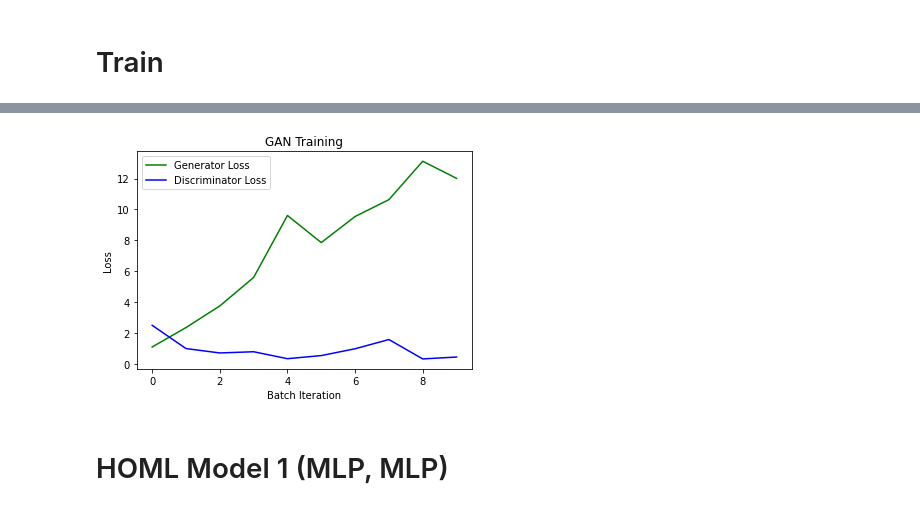
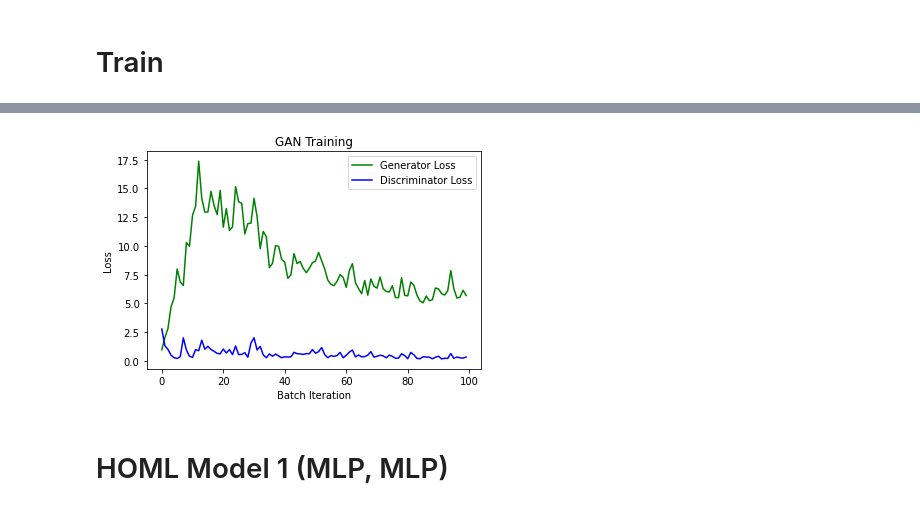
Before and after one commit to AliAkbarBadri/pokemon-gan, a Jupyter notebook: mlp.ipynb, the cells around one changed output, grey strips where cells are left out. Cells and saved outputs as stored; diff of their text form; code cells hidden in the pictures.

Commit message:
Train for 100 epochs and Add loss graph

```diff
--- a/mlp.ipynb
+++ b/mlp.ipynb
@@ -161,8 +161,6 @@ def train(epochs, batch_size, image_shape):
 
     # Variables that will be used to plot the losses from the discriminator and
     # the adversarial models
-    adversarial_loss = np.empty(shape=1)
-    discriminator_loss = np.empty(shape=1)
     batches = np.empty(shape=1)
 
     # Allow plot updates inside for loop
@@ -179,8 +177,7 @@ def train(epochs, batch_size, image_shape):
         start_time = time.time()
         for batch_number in range(number_of_batches):
             real_images = dataset_generator.next()
-            # print(real_images)
-            # break
+
             # Normalize the images between -1 and 1
             real_images /= 127.5
             real_images -= 1
@@ -202,16 +199,12 @@ def train(epochs, batch_size, image_shape):
             real_y = np.ones(current_batch_size)
             fake_y = np.zeros(current_batch_size)
 
-            # y1 = tf.constant([[0.]] * batch_size + [[1.]] * batch_size)
-            # y2 = tf.constant([[1.]] * batch_size)
-
             # Let's train the discriminator
             discriminator.trainable = True
 
             d_loss = discriminator.train_on_batch(real_images, real_y)
             d_loss += discriminator.train_on_batch(generated_images, fake_y)
             d_loss_batch.append(d_loss)
-            # discriminator_loss = np.append(discriminator_loss, d_loss)
 
             # Now it's time to train the generator
             discriminator.trainable = False
@@ -226,8 +219,6 @@ def train(epochs, batch_size, image_shape):
             fake_y = np.ones(current_batch_size * 2)
             g_loss = gan.train_on_batch(noise, fake_y)
             g_loss_batch.append(g_loss)
-            # adversarial_loss = np.append(adversarial_loss, g_loss)
-            batches = np.append(batches, current_batch)
 
             # Each 50 batches show and save images
             if ((batch_number + 1) % 50 == 0 and
@@ -240,9 +231,9 @@ def train(epochs, batch_size, image_shape):
               # print("aaaaaaaa",batch_number, number_of_batches)
               # Display and plot the results
         time_elapsed = time.time() - start_time
-        print("generator loss: "+str(np.mean(g_loss_batch))
-              + " ,discriminator loss: " + str(np.mean(d_loss_batch))
-              + ' - epoch took ' + str(time_elapsed) + ' s.')
+        print("epoch: "+str(epoch+1)+", generator loss: "+str(np.mean(g_loss_batch))
+              + ", discriminator loss: " + str(np.mean(d_loss_batch))
+              + ', epoch took ' + str(time_elapsed) + ' s.')
         g_loss_all.append(np.mean(g_loss_batch))
         d_loss_all.append(np.mean(d_loss_batch))
         # Save the model weights each 5 epochs
@@ -253,8 +244,8 @@ def train(epochs, batch_size, image_shape):
         #     generator.save('models/generator_epoch' + str(epoch) + '.hdf5')
         #     discriminator.save('models/discriminator_epoch' +
         #                         str(epoch) + '.hdf5')
-
-        # # Each epoch update the loss graphs
+    generator.save('generator_mlp.h5')
+    discriminator.save('discriminator_mlp.h5')
     plt.figure(1)
     plt.plot(range(epochs), g_loss_all, color='green',
               label='Generator Loss')
@@ -266,17 +257,12 @@ def train(epochs, batch_size, image_shape):
     plt.legend()
     plt.pause(0.0000000001)
     plt.show()
-        # plt.savefig('trainingLossPlot.png')
-    # print("-----")
-    # print(len(g_loss_all))
-    # print("-----")
-    # print(len(d_loss_all))
 # %%
 data_size = 352
 batch_size = 32
 image_shape = (64, 64,3)
 coding_size = 100
-epochs = 10
+epochs = 100
 train(epochs, batch_size, image_shape)
 # %% [output]
 Model: "GEN_MODEL"
@@ -299,4 +285,4 @@ generator loss: 12.014104496348988 ,discriminator loss: 0.4506970319727605 - epo
-[figure, old version]
+[figure, new version]
 # %% [markdown]
 # HOML Model 1 (MLP, MLP)
 # %%
```
Also changed, not shown: parts of 1 cell of this notebook.
